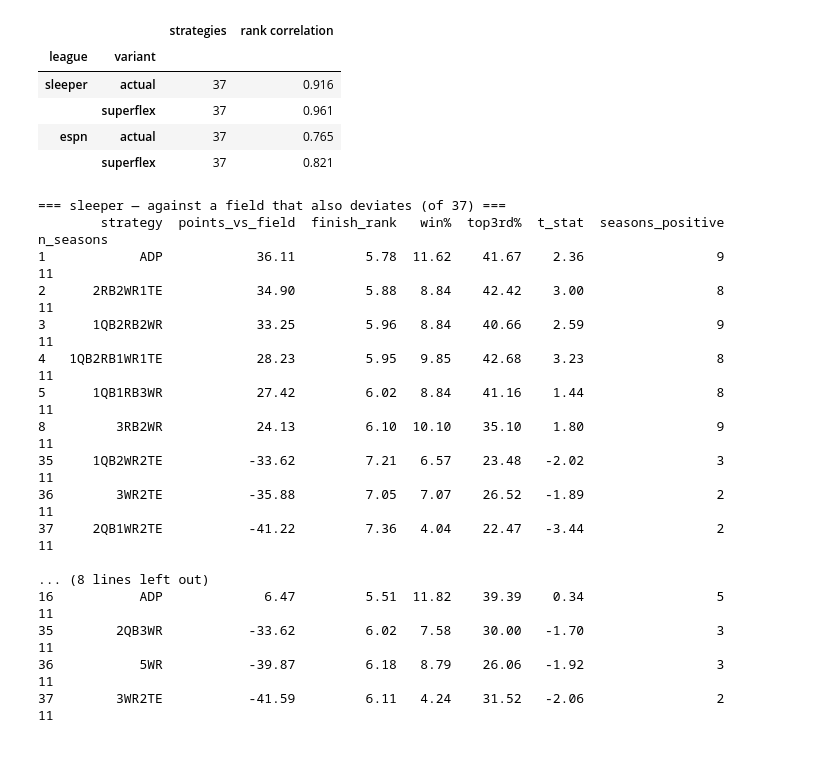
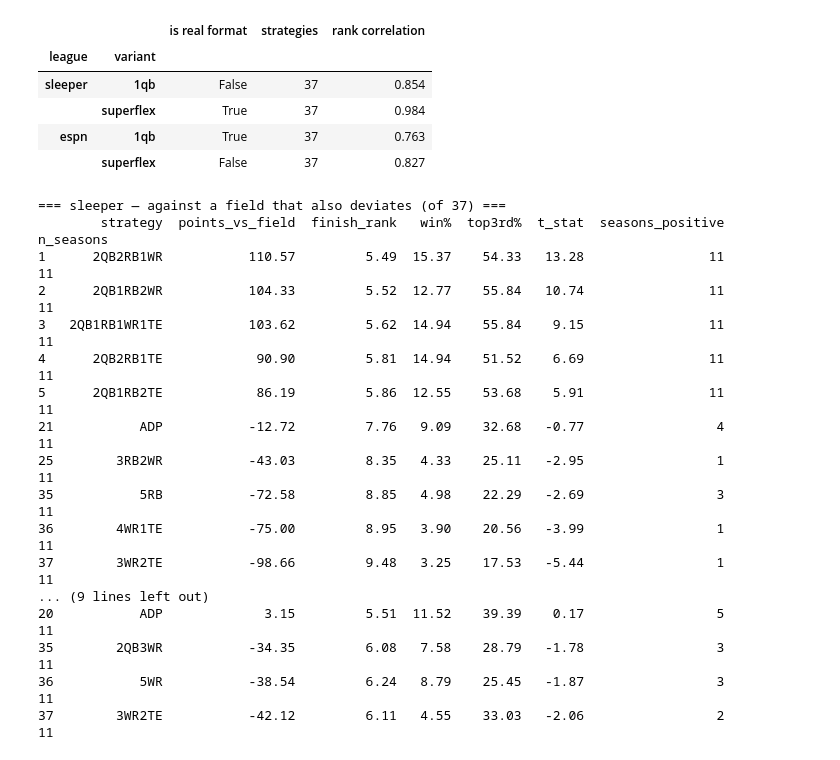
Before and after one commit to CommonFox/going-deep, a Jupyter notebook: notebooks/draft_strategy.ipynb, the cells around one changed output. Saved outputs shown, nothing was run; the diff lists cells and outputs as text; code cells hidden in the pictures.

```diff
--- a/notebooks/draft_strategy.ipynb
+++ b/notebooks/draft_strategy.ipynb
@@ -361,5 +409,6 @@ q("""
 # %%
-def ranking(league_key, variant="actual", field_model="adp"):
+def ranking(league_key, variant=None, field_model="adp"):
+    """Composition ranking for one league. `variant` defaults to that league's real format."""
     table = q("""
         SELECT strategy, points_vs_field, finish_rank, 100 * win_rate AS "win%",
                100 * top_third_rate AS "top3rd%", t_stat, seasons_positive, n_seasons
@@ -367,7 +416,7 @@ def ranking(league_key, variant="actual", field_model="adp"):
         WHERE league_key = ? AND variant = ? AND field_model = ?
           AND strategy_kind <> 'ordering'
         ORDER BY points_vs_field DESC
-    """, [league_key, variant, field_model]).reset_index(drop=True)
+    """, [league_key, variant or ACTUAL[league_key], field_model]).reset_index(drop=True)
     table.index = range(1, len(table) + 1)
     return table
 
@@ -379,6 +428,7 @@ for league_key in ("sleeper", "espn"):
         table[table.strategy.isin(["ADP", "3RB2WR", "2RB3WR"])],
         table.tail(3),
     ]).drop_duplicates("strategy").sort_values("points_vs_field", ascending=False)
-    print(f"\n=== {league_key} — opening composition, best to worst (of {len(table)}) ===")
+    print(f"\n=== {league_key} ({ACTUAL[league_key]}) — opening composition, "
+          f"best to worst (of {len(table)}) ===")
     print(keep.round(2).to_string())
 # %% [output]
@@ -486,9 +539,11 @@ def trend(frame, position):
 
 for league_key in ("sleeper", "espn"):
     frame = compositions[
-        (compositions.league_key == league_key) & (compositions.variant == "actual")
+        (compositions.league_key == league_key)
+        & (compositions.variant == ACTUAL[league_key])
     ]
-    print(f"\n=== {league_key} / actual — value of the Nth pick spent on a position ===")
+    print(f"\n=== {league_key} / {ACTUAL[league_key]} (its real format) — "
+          f"value of the Nth pick spent on a position ===")
     print(pd.DataFrame([trend(frame, p) for p in ("QB", "RB", "WR", "TE")])
           .set_index("position").round(2).to_string())
 # %% [output]
@@ -597,10 +667,12 @@ which the second cell tests directly.
 # %%
 orderings = q("""
-    SELECT league_key, strategy, points_vs_field, finish_rank, t_stat,
-           seasons_positive, n_seasons
-    FROM draft_strategy_summary
-    WHERE strategy_kind = 'ordering' AND variant = 'actual' AND field_model = 'adp'
-    ORDER BY league_key, points_vs_field DESC
+    SELECT s.league_key, s.strategy, s.points_vs_field, s.finish_rank, s.t_stat,
+           s.seasons_positive, s.n_seasons
+    FROM draft_strategy_summary s
+    JOIN league_settings l ON l.league_key = s.league_key
+    WHERE s.strategy_kind = 'ordering' AND s.field_model = 'adp'
+      AND s.variant = CASE WHEN l.superflex_slots > 0 THEN 'superflex' ELSE '1qb' END
+    ORDER BY s.league_key, s.points_vs_field DESC
 """)
 orderings["opens"] = orderings.strategy.str.split("-").str[0]
 orderings["RBs"] = orderings.strategy.str.count("RB")
@@ -714,27 +793,30 @@ is much closer to the mixed field than to the ADP one. Your leaguemates have wat
 # %%
 agreement = []
 for league_key in ("sleeper", "espn"):
-    for variant in ("actual", "superflex"):
+    for variant in ("1qb", "superflex"):
         both = ranking(league_key, variant, "adp").merge(
             ranking(league_key, variant, "mixed"), on="strategy", suffixes=(" adp", " mixed")
         )
         agreement.append({
-            "league": league_key, "variant": variant, "strategies": len(both),
+            "league": league_key,
+            "variant": variant,
+            "is real format": variant == ACTUAL[league_key],
+            "strategies": len(both),
             "rank correlation": both["points_vs_field adp"].corr(
                 both["points_vs_field mixed"], method="spearman"
             ),
         })
 pd.DataFrame(agreement).set_index(["league", "variant"]).round(3)
 # %% [output]
-|  |  | strategies | rank correlation |
-| league | variant |  |  |
-| sleeper | actual | 37 | 0.916 |
-|  | superflex | 37 | 0.961 |
-| espn | actual | 37 | 0.765 |
-|  | superflex | 37 | 0.821 |
+|  |  | is real format | strategies | rank correlation |
+| league | variant |  |  |  |
+| sleeper | 1qb | False | 37 | 0.854 |
+|  | superflex | True | 37 | 0.984 |
+| espn | 1qb | True | 37 | 0.763 |
+|  | superflex | False | 37 | 0.827 |
 # %%
 for league_key in ("sleeper", "espn"):
-    table = ranking(league_key, "actual", "mixed")
+    table = ranking(league_key, field_model="mixed")
     keep = pd.concat([
         table.head(5), table[table.strategy.isin(["ADP", "3RB2WR"])], table.tail(3)
     ]).drop_duplicates("strategy").sort_values("points_vs_field", ascending=False)
@@ -743,21 +825,21 @@ for league_key in ("sleeper", "espn"):
 # %% [output]
 === sleeper — against a field that also deviates (of 37) ===
         strategy  points_vs_field  finish_rank   win%  top3rd%  t_stat  seasons_positive  n_seasons
-1            ADP            36.11         5.78  11.62    41.67    2.36                 9         11
-2      2RB2WR1TE            34.90         5.88   8.84    42.42    3.00                 8         11
-3      1QB2RB2WR            33.25         5.96   8.84    40.66    2.59                 9         11
-4   1QB2RB1WR1TE            28.23         5.95   9.85    42.68    3.23                 8         11
-5      1QB1RB3WR            27.42         6.02   8.84    41.16    1.44                 8         11
-8         3RB2WR            24.13         6.10  10.10    35.10    1.80                 9         11
-35     1QB2WR2TE           -33.62         7.21   6.57    23.48   -2.02                 3         11
-36        3WR2TE           -35.88         7.05   7.07    26.52   -1.89                 2         11
-37     2QB1WR2TE           -41.22         7.36   4.04    22.47   -3.44                 2         11
-
-... (8 lines left out)
-16           ADP             6.47         5.51  11.82    39.39    0.34                 5         11
-35        2QB3WR           -33.62         6.02   7.58    30.00   -1.70                 3         11
-36           5WR           -39.87         6.18   8.79    26.06   -1.92                 3         11
-37        3WR2TE           -41.59         6.11   4.24    31.52   -2.06                 2         11
+1      2QB2RB1WR           110.57         5.49  15.37    54.33   13.28                11         11
+2      2QB1RB2WR           104.33         5.52  12.77    55.84   10.74                11         11
+3   2QB1RB1WR1TE           103.62         5.62  14.94    55.84    9.15                11         11
+4      2QB2RB1TE            90.90         5.81  14.94    51.52    6.69                11         11
+5      2QB1RB2TE            86.19         5.86  12.55    53.68    5.91                11         11
+21           ADP           -12.72         7.76   9.09    32.68   -0.77                 4         11
+25        3RB2WR           -43.03         8.35   4.33    25.11   -2.95                 1         11
+35           5RB           -72.58         8.85   4.98    22.29   -2.69                 3         11
+36        4WR1TE           -75.00         8.95   3.90    20.56   -3.99                 1         11
+37        3WR2TE           -98.66         9.48   3.25    17.53   -5.44                 1         11
+... (9 lines left out)
+20           ADP             3.15         5.51  11.52    39.39    0.17                 5         11
+35        2QB3WR           -34.35         6.08   7.58    28.79   -1.78                 3         11
+36           5WR           -38.54         6.24   8.79    25.45   -1.87                 3         11
+37        3WR2TE           -42.12         6.11   4.55    33.03   -2.06                 2         11
 # %%
 # How far the do-nothing control moves once the rest of the room stops following ADP.
 for league_key in ("sleeper", "espn"):
```
Also changed, not shown: parts of 38 cells of this notebook, 2 other files.
